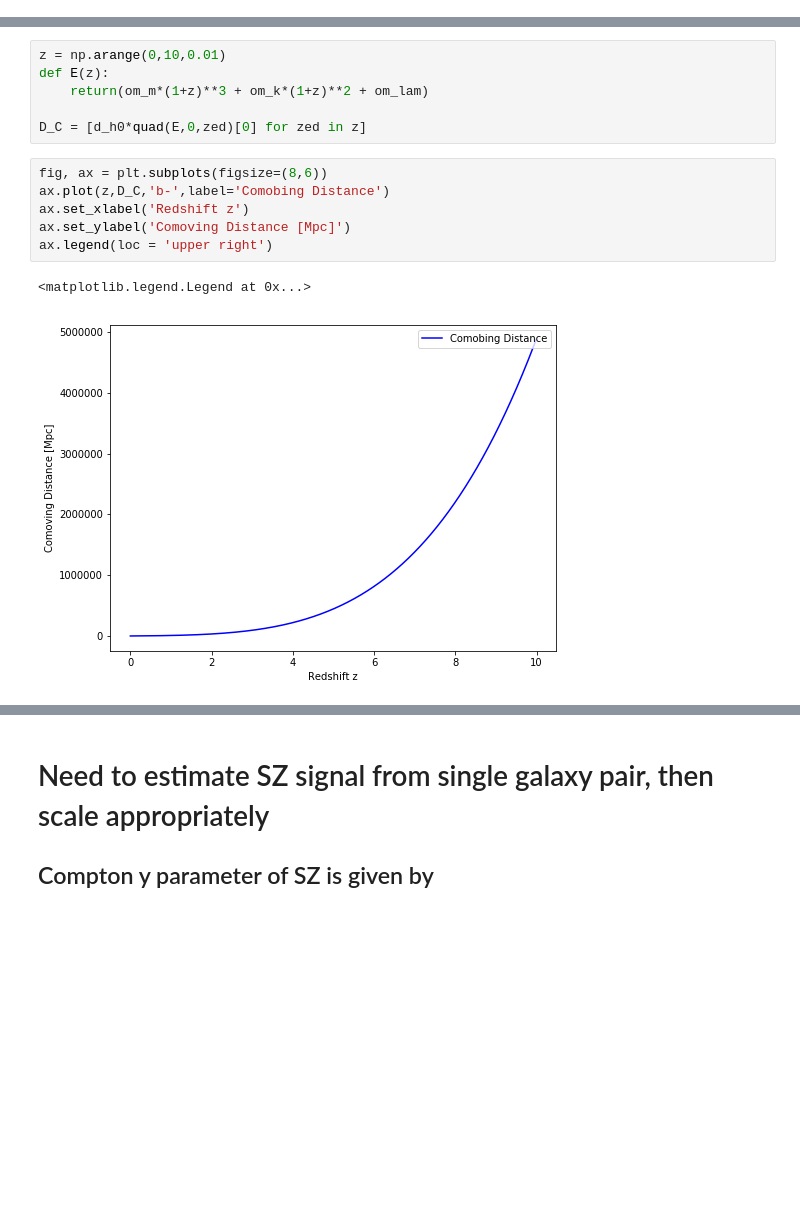
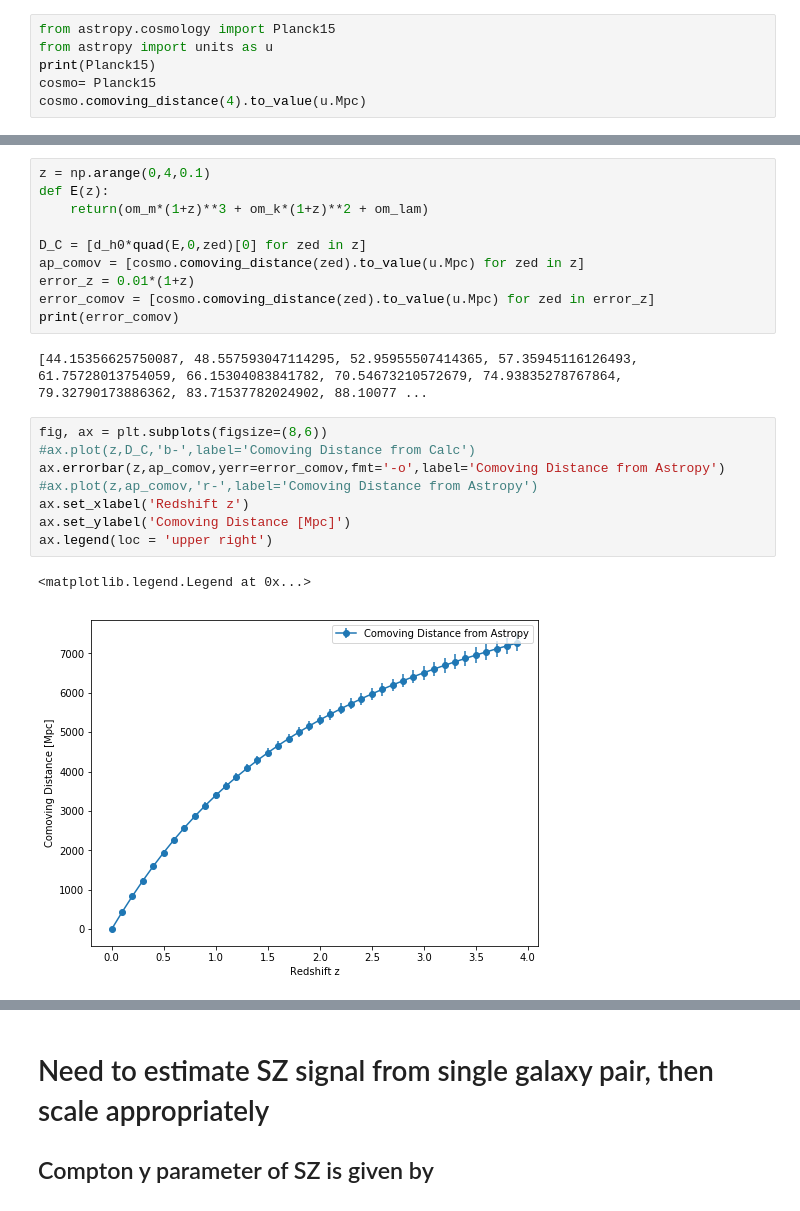
Before and after one commit to mdezylva/masters, a Jupyter notebook: Notebooks/missing_baryons.ipynb, the cells around one changed output, grey strips where cells are left out. Saved outputs shown, nothing was run; the diff lists cells and outputs as text; blank space fills up the shorter version.

Commit message:
Possibly Calculated Error in Comoving Distance. Seems large, must check with C

```diff
--- a/Notebooks/missing_baryons.ipynb
+++ b/Notebooks/missing_baryons.ipynb
@@ -24,0 +24,6 @@ d_h0 = c*10**(-3)/h_0 # Hubble dist at current time
+# %%
+from astropy.cosmology import Planck15
+from astropy import units as u
+print(Planck15)
+cosmo= Planck15
+cosmo.comoving_distance(4).to_value(u.Mpc)
@@ -28,15 +43,23 @@ $$ \sigma_8 = 0.01 (1+z) $$
 # %%
-z = np.arange(0,10,0.01)
+z = np.arange(0,4,0.1)
 def E(z):
     return(om_m*(1+z)**3 + om_k*(1+z)**2 + om_lam)
 
 D_C = [d_h0*quad(E,0,zed)[0] for zed in z]
+ap_comov = [cosmo.comoving_distance(zed).to_value(u.Mpc) for zed in z]
+error_z = 0.01*(1+z)
+error_comov = [cosmo.comoving_distance(zed).to_value(u.Mpc) for zed in error_z]
+print(error_comov)
+# %% [output]
+[44.15356625750087, 48.557593047114295, 52.95955507414365, 57.35945116126493, 61.75728013754059, 66.15304083841782, 70.54673210572679, 74.93835278767864, 79.32790173886362, 83.71537782024902, 88.10077 ...
 # %%
 fig, ax = plt.subplots(figsize=(8,6))
-ax.plot(z,D_C,'b-',label='Comobing Distance')
+#ax.plot(z,D_C,'b-',label='Comoving Distance from Calc')
+ax.errorbar(z,ap_comov,yerr=error_comov,fmt='-o',label='Comoving Distance from Astropy')
+#ax.plot(z,ap_comov,'r-',label='Comoving Distance from Astropy')
 ax.set_xlabel('Redshift z')
 ax.set_ylabel('Comoving Distance [Mpc]')
 ax.legend(loc = 'upper right')
 # %% [output]
 <matplotlib.legend.Legend at 0x...>
-[figure, old version]
+[figure, new version]
```
Also changed, not shown: parts of 6 cells of this notebook.
